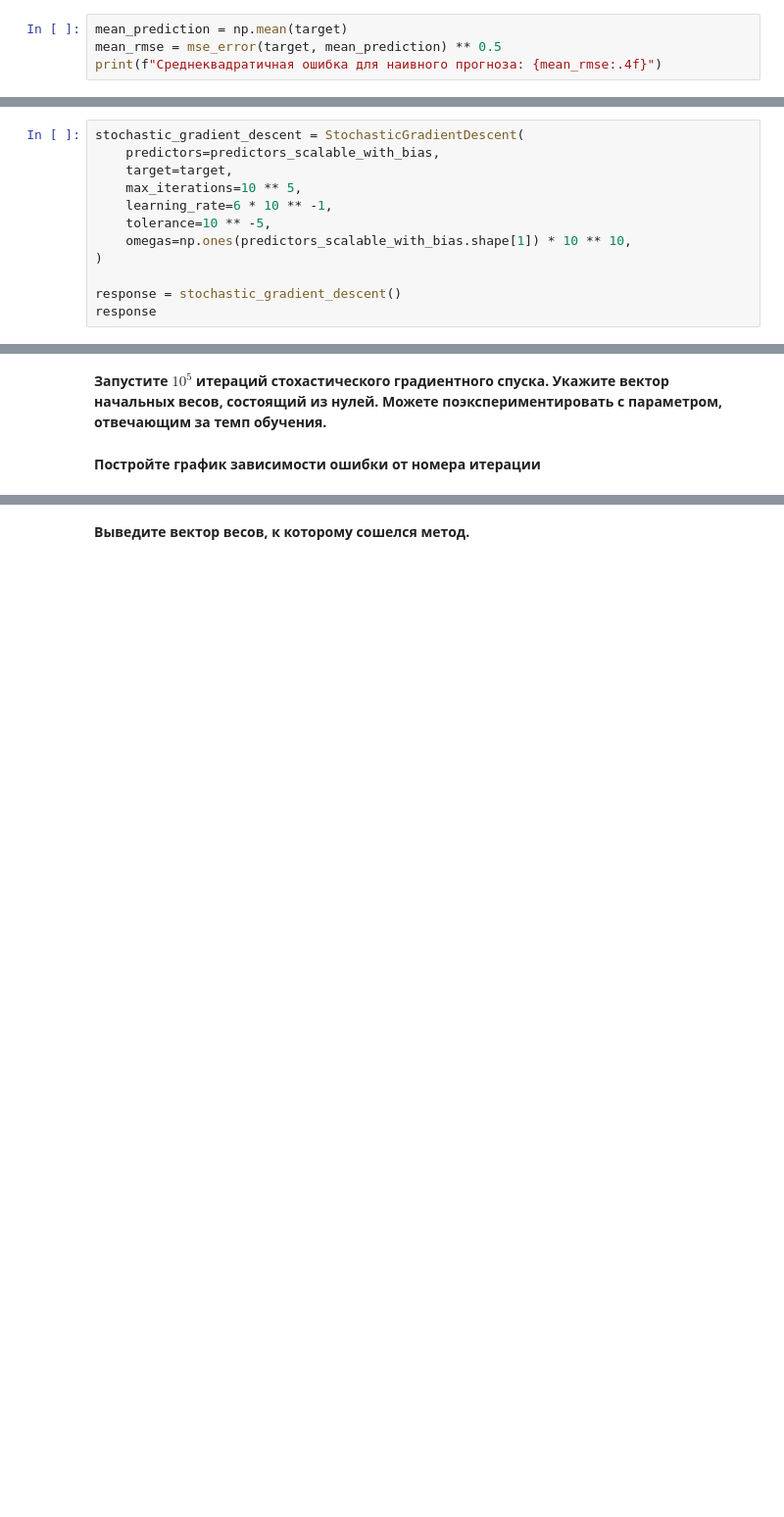
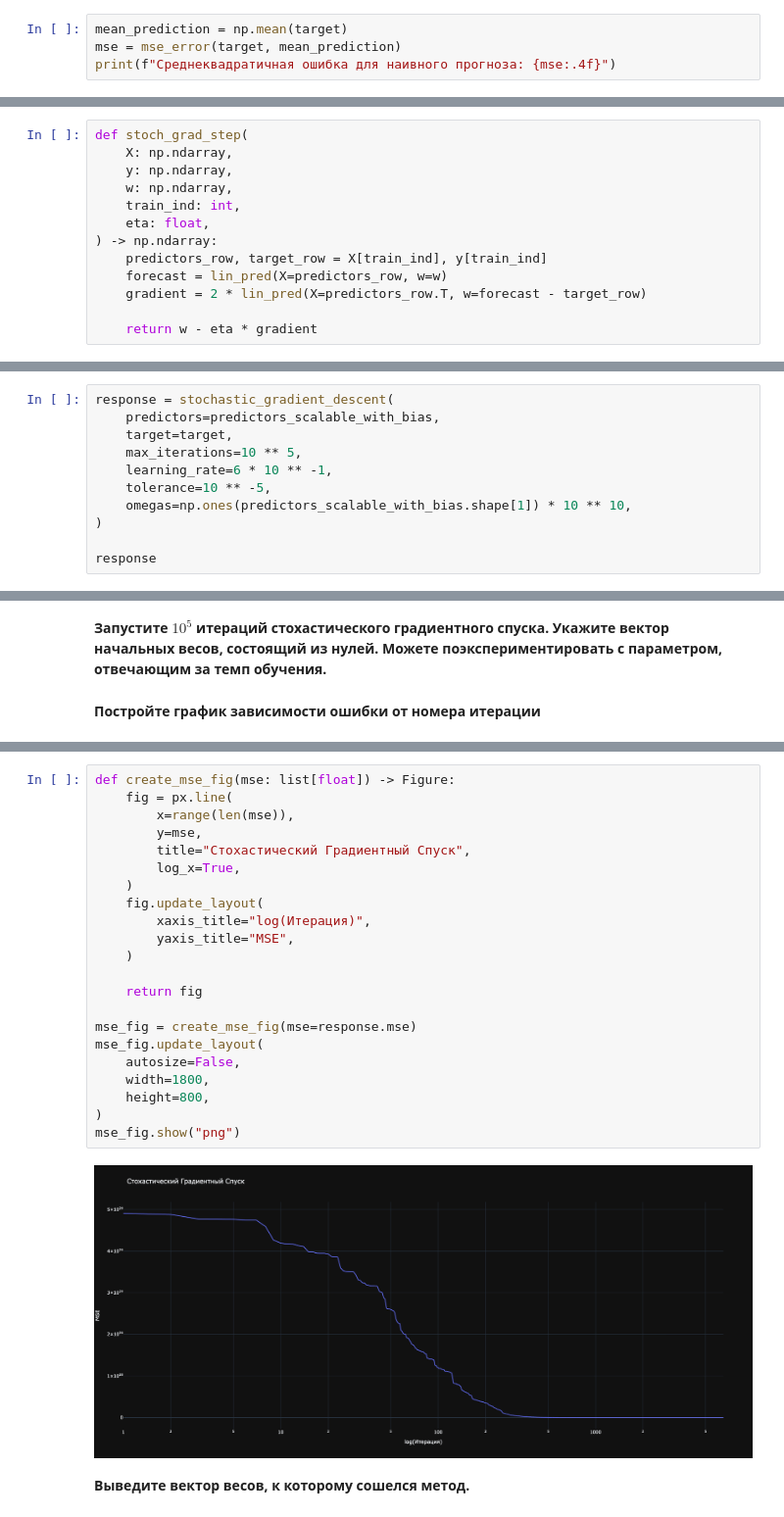
Before and after one commit to Mlkhall/ml-hw-2, a Jupyter notebook: Практика_Оптимизация.ipynb, the cells around one changed output, grey strips where cells are left out. Shown: that part at 98% size. Cells and saved outputs as stored; diff of their text form; blank space fills up the shorter version.

```diff
--- a/Практика_Оптимизация.ipynb
+++ b/Практика_Оптимизация.ipynb
@@ -157,6 +160,6 @@ def mse_error(real_values: np.ndarray, predictive_values: np.ndarray) -> float:
 **Сделайте наивный прогноз: предскажите продажи средним значением. После этого рассчитайте среднеквадратичную ошибку для этого прогноза** (0.5 балла)
 # %%
 mean_prediction = np.mean(target)
-mean_rmse = mse_error(target, mean_prediction) ** 0.5
-print(f"Среднеквадратичная ошибка для наивного прогноза: {mean_rmse:.4f}")
+mse = mse_error(target, mean_prediction)
+print(f"Среднеквадратичная ошибка для наивного прогноза: {mse:.4f}")
 # %% [output]
@@ -175,6 +178,19 @@ def lin_pred(X: np.ndarray, w: np.ndarray) -> np.ndarray:
 * число *$\eta$* (eta) - шаг градиентного спуска
 
 Результатом будет вектор обновленных весов
+# %%
+def stoch_grad_step(
+    X: np.ndarray,
+    y: np.ndarray,
+    w: np.ndarray,
+    train_ind: int,
+    eta: float,
+) -> np.ndarray:
+    predictors_row, target_row = X[train_ind], y[train_ind]
+    forecast = lin_pred(X=predictors_row, w=w)
+    gradient = 2 * lin_pred(X=predictors_row.T, w=forecast - target_row)
+
+    return w - eta * gradient
 # %% [markdown]
 Шаг для стохастического градиентного спуска выглядит следующим образом:
 # %% [markdown]
@@ -317,7 +279,7 @@ class StochasticGradientDescent:
 * Реализуйте оновной цикл обучения пока расстояние между векторами весов больше того, при котором надо прекратить работу (когда расстояния станут слишком маленькими - значит, мы застряли в одном месте) и количество итераций меньше максимально разрешенного: сгенерируйте случайный индекс, запишите текущую ошибку в вектор ошибок, запишите в переменную текущий шаг стохастического спуска с использованием функции, написанной ранее. Далее рассчитайте текущее расстояние между векторами весов и прибавьте к счетчику итераций 1.
 * Верните вектор весов и вектор ошибок
 # %%
-stochastic_gradient_descent = StochasticGradientDescent(
+response = stochastic_gradient_descent(
     predictors=predictors_scalable_with_bias,
     target=target,
     max_iterations=10 ** 5,
@@ -326,6 +288,5 @@ stochastic_gradient_descent = StochasticGradientDescent(
     omegas=np.ones(predictors_scalable_with_bias.shape[1]) * 10 ** 10,
 )
 
-response = stochastic_gradient_descent()
 response
 # %% [output]
@@ -348,3 +299,27 @@ rmse_fig.show("png")
+# %%
+def create_mse_fig(mse: list[float]) -> Figure:
+    fig = px.line(
+        x=range(len(mse)),
+        y=mse,
+        title="Стохастический Градиентный Спуск",
+        log_x=True,
+    )
+    fig.update_layout(
+        xaxis_title="log(Итерация)",
+        yaxis_title="MSE",
+    )
+
+    return fig
+
+mse_fig = create_mse_fig(mse=response.mse)
+mse_fig.update_layout(
+    autosize=False,
+    width=1800,
+    height=800,
+)
+mse_fig.show("png")
+# %% [output]
+[figure, added]
 # %% [markdown]
 **Выведите вектор весов, к которому сошелся метод.**
 # %%
```
Also changed, not shown: parts of 8 cells of this notebook.
